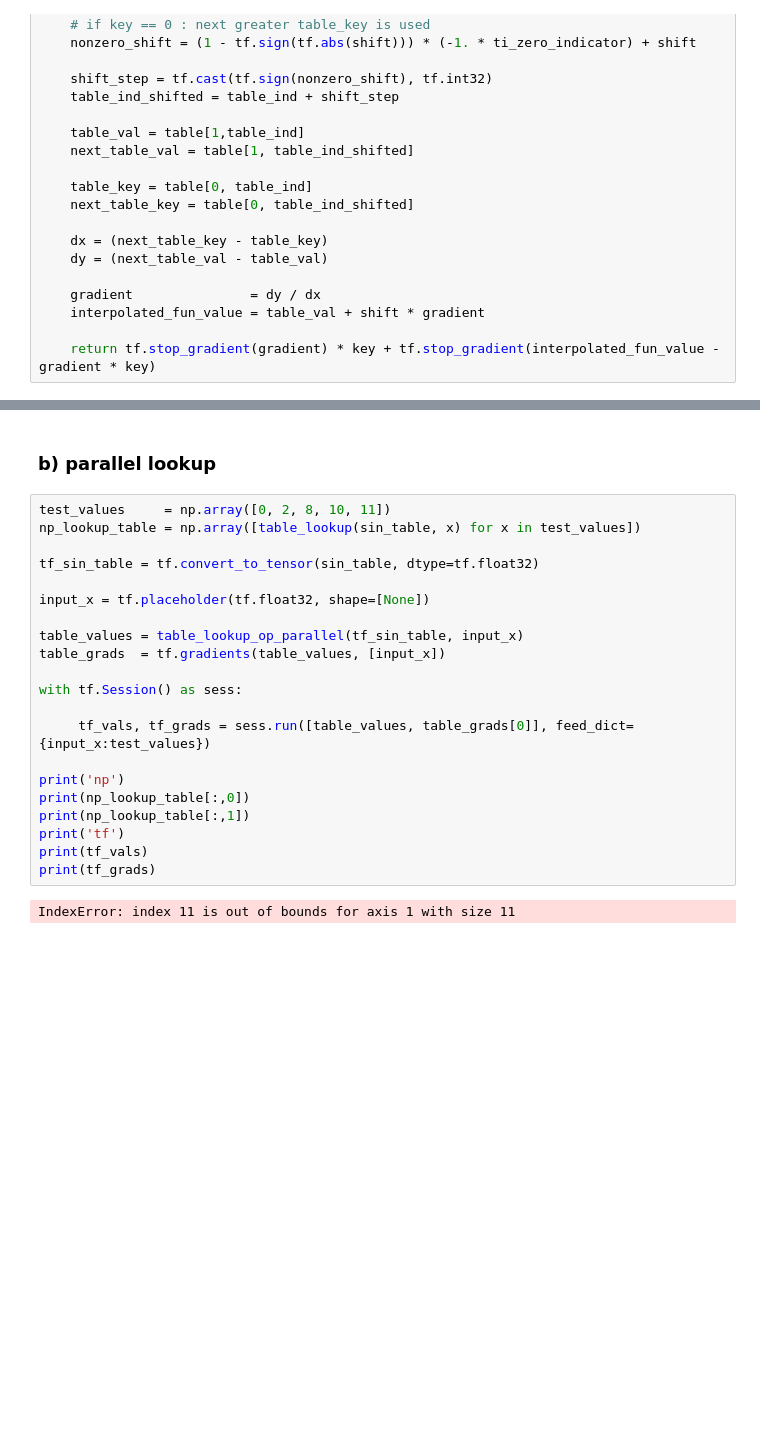
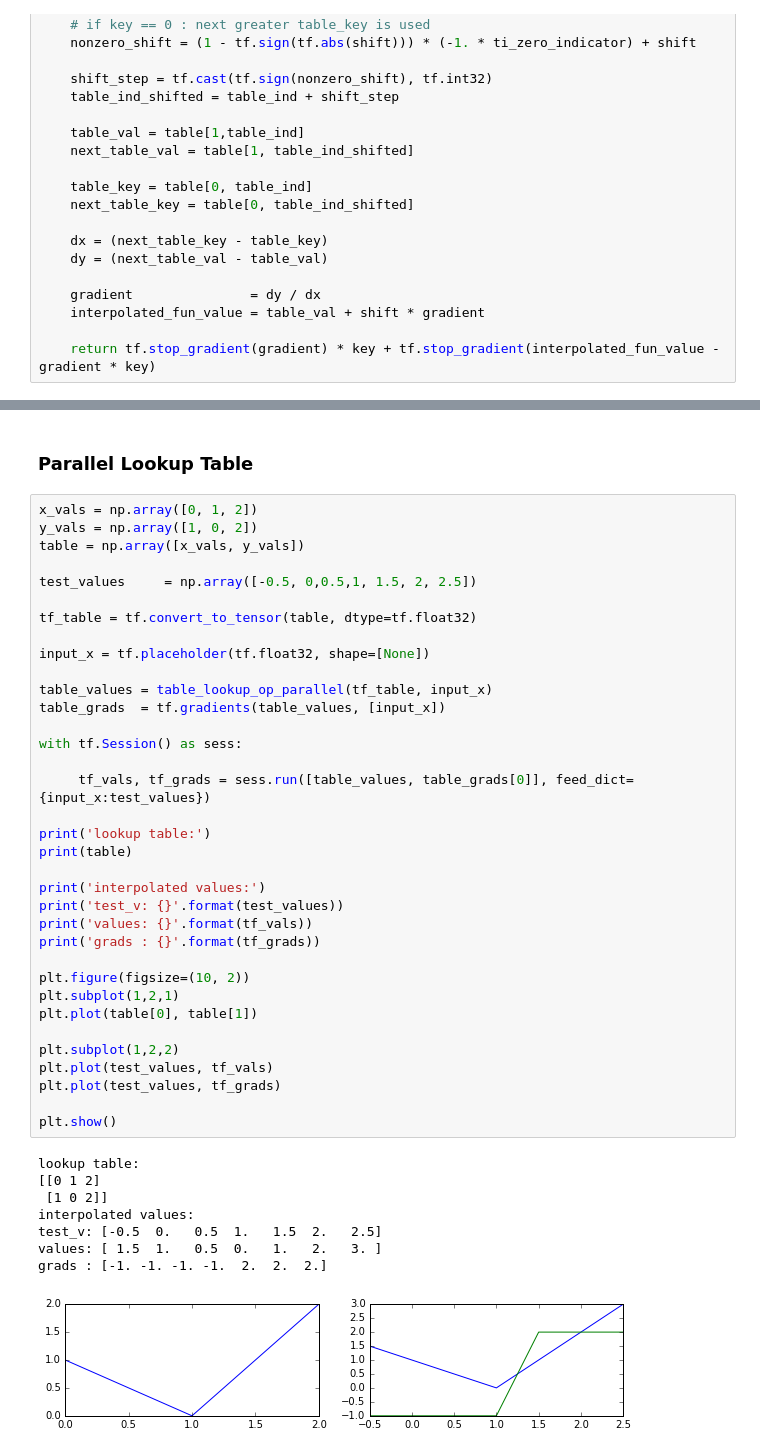
Before and after one commit to maxkohlbrenner/pmai-vi-gpmpp, a Jupyter notebook: lookup_table_numpy.ipynb, the cells around one changed output, grey strips where cells are left out. Cells and saved outputs as stored; diff of their text form; blank space fills up the shorter version.

Commit message:
Correct lookup table edge case behaviour

```diff
--- a/lookup_table_numpy.ipynb
+++ b/lookup_table_numpy.ipynb
@@ -210,25 +174,46 @@ tf:
-# %% [markdown]
-### b) parallel lookup
+# %% [markdown]
+### Parallel Lookup Table
 # %%
-test_values     = np.array([0, 2, 8, 10, 11])
-np_lookup_table = np.array([table_lookup(sin_table, x) for x in test_values])
+x_vals = np.array([0, 1, 2])
+y_vals = np.array([1, 0, 2])
+table = np.array([x_vals, y_vals])
 
-tf_sin_table = tf.convert_to_tensor(sin_table, dtype=tf.float32)
+test_values     = np.array([-0.5, 0,0.5,1, 1.5, 2, 2.5])
+
+tf_table = tf.convert_to_tensor(table, dtype=tf.float32)
 
 input_x = tf.placeholder(tf.float32, shape=[None])
 
-table_values = table_lookup_op_parallel(tf_sin_table, input_x)
+table_values = table_lookup_op_parallel(tf_table, input_x)
 table_grads  = tf.gradients(table_values, [input_x])
 
 with tf.Session() as sess:
 
      tf_vals, tf_grads = sess.run([table_values, table_grads[0]], feed_dict={input_x:test_values})
 
-print('np')
-print(np_lookup_table[:,0])
-print(np_lookup_table[:,1])
-print('tf')
-print(tf_vals)
-print(tf_grads)
+print('lookup table:')
+print(table)
+
+print('interpolated values:')
+print('test_v: {}'.format(test_values))
+print('values: {}'.format(tf_vals))
+print('grads : {}'.format(tf_grads))
+
+plt.figure(figsize=(10, 2))
+plt.subplot(1,2,1)
+plt.plot(table[0], table[1])
+
+plt.subplot(1,2,2)
+plt.plot(test_values, tf_vals)
+plt.plot(test_values, tf_grads)
+
+plt.show()
 # %% [output]
-IndexError: index 11 is out of bounds for axis 1 with size 11
+lookup table:
+[[0 1 2]
+ [1 0 2]]
+interpolated values:
+test_v: [-0.5  0.   0.5  1.   1.5  2.   2.5]
+values: [ 1.5  1.   0.5  0.   1.   2.   3. ]
+grads : [-1. -1. -1. -1.  2.  2.  2.]
+[figure, added]
```
Also changed, not shown: parts of 5 cells of this notebook, 1 other file.
